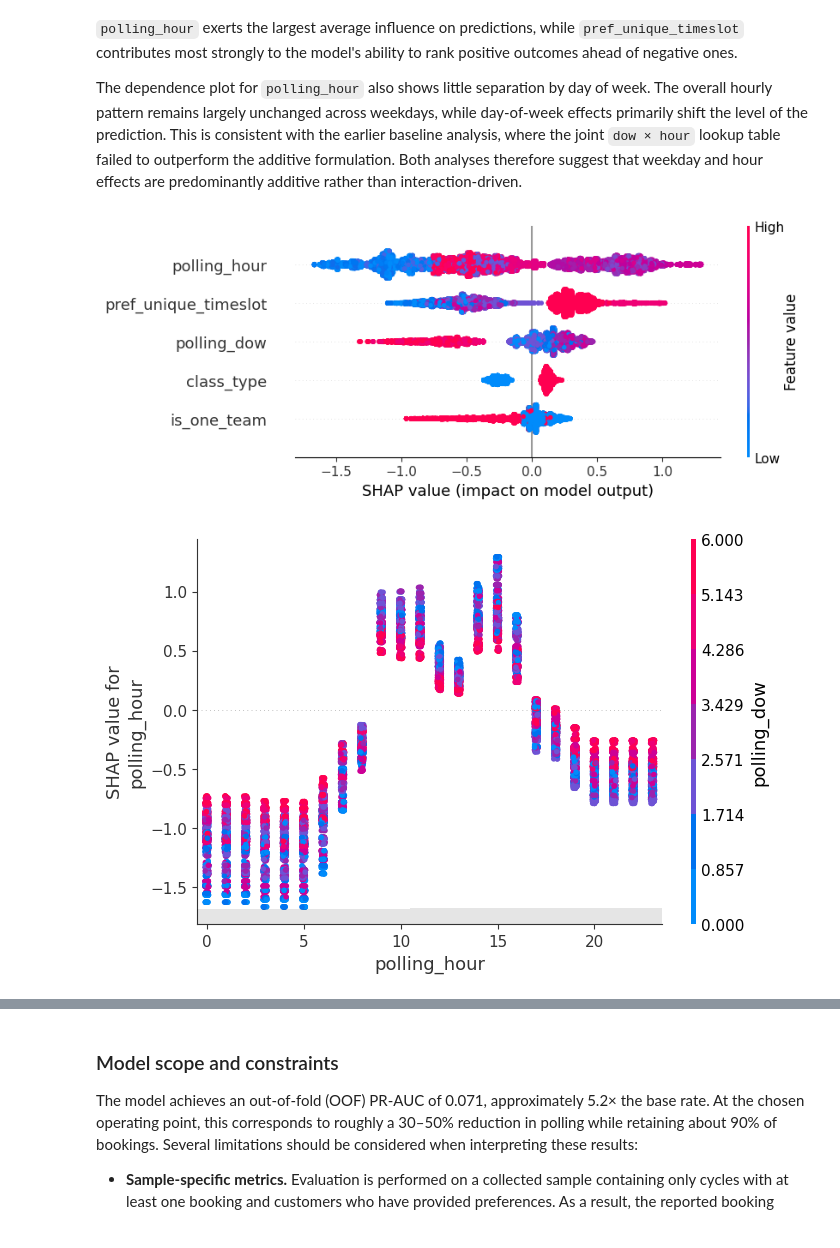
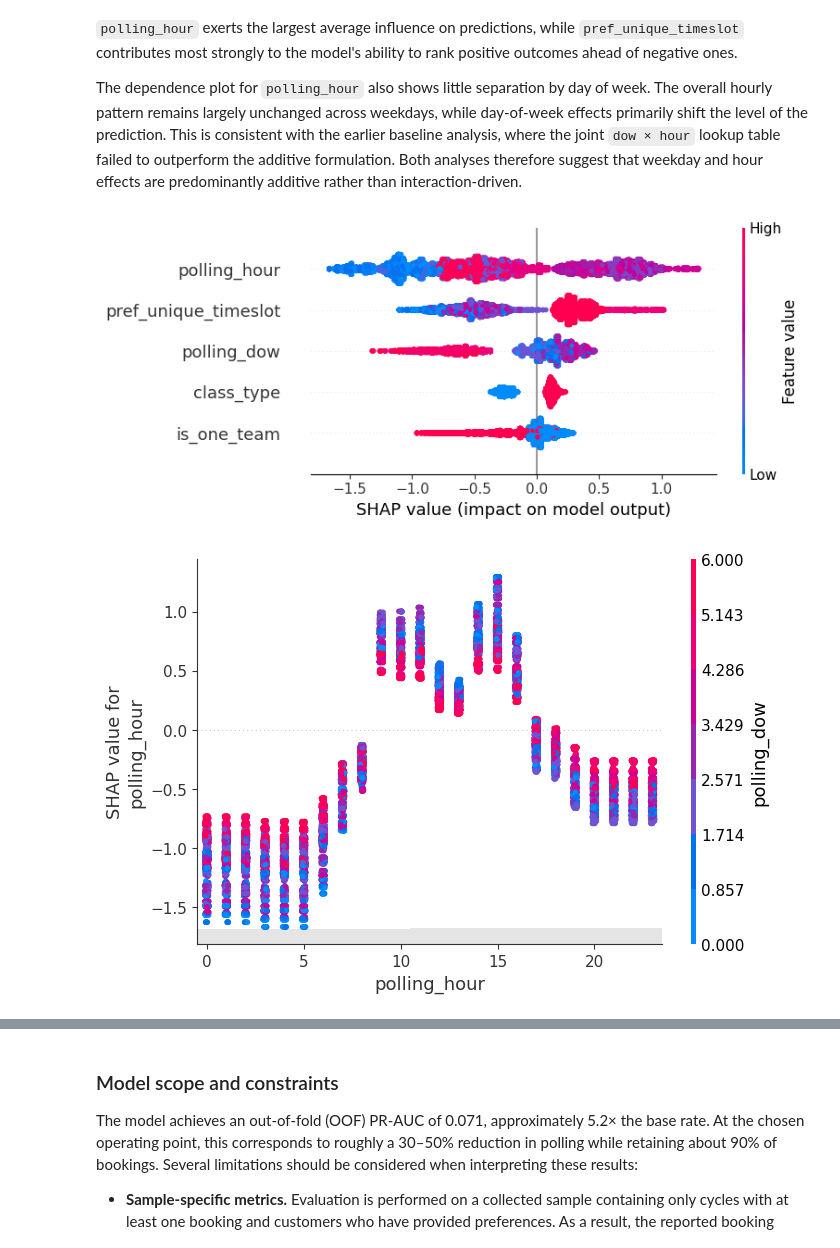
Before and after one commit to jun000111/cdc_ml, a Jupyter notebook: reports/4.01-report.ipynb, the cells around one changed output, grey strips where cells are left out. Cells and saved outputs as stored; diff of their text form; code cells hidden in the pictures.

```diff
--- a/reports/4.01-report.ipynb
+++ b/reports/4.01-report.ipynb
@@ -798,18 +805,19 @@ The dependence plot for `polling_hour` also shows little separation by day of we
 # %%
 explainer = shap.TreeExplainer(model.booster)
 sv = explainer(df_train[CHOSEN_FEATURES])
 
 # Global importance + direction
 shap.plots.beeswarm(sv, show=False)
-plt.show()
+
+plt.tight_layout()
 
 # polling_hour effect, colored by day-of-week — your intraday-cancellation story
 shap.plots.scatter(sv[:, "polling_hour"], color=sv[:, "polling_dow"], show=False)
 plt.show()
 
 # the preference feature that carried the PR-AUC lift
 shap.plots.scatter(sv[:, "pref_unique_timeslot"], show=False)
 plt.show()
 # %% [output]
-[figure, old version]
+[figure, new version]
-[figure, old version]
+[figure, new version]
```
Also changed, not shown: parts of 18 cells of this notebook, 16 other files.
